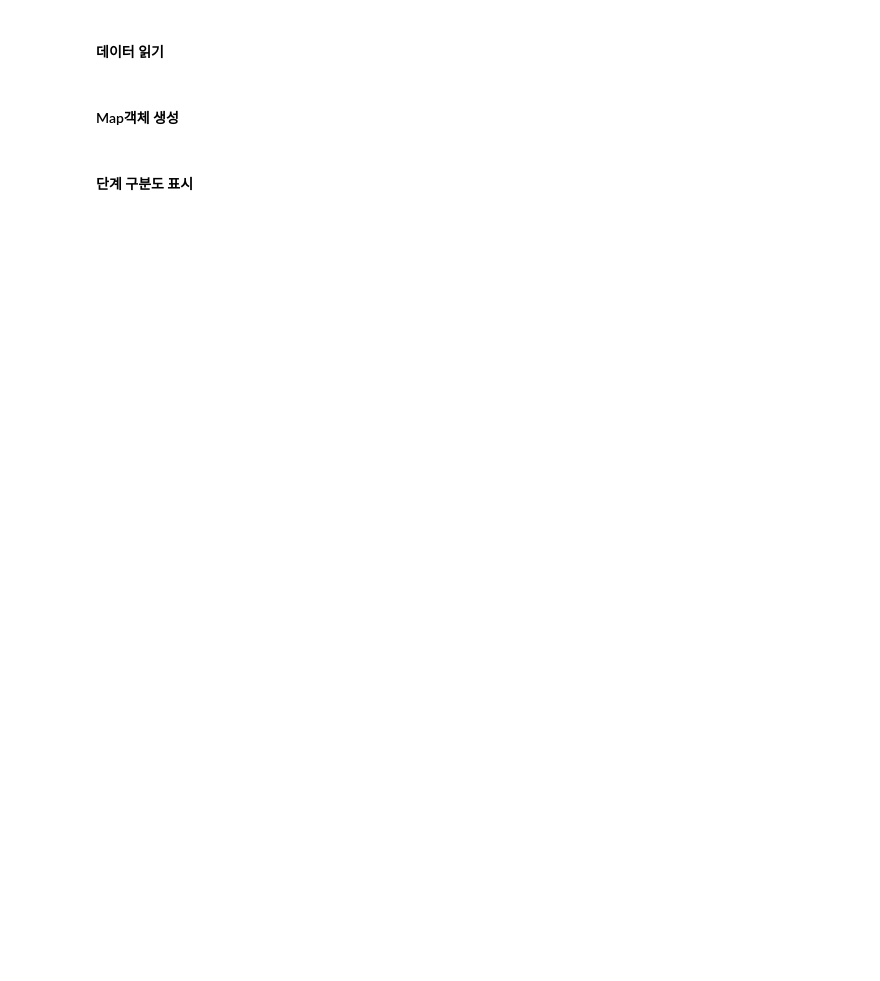
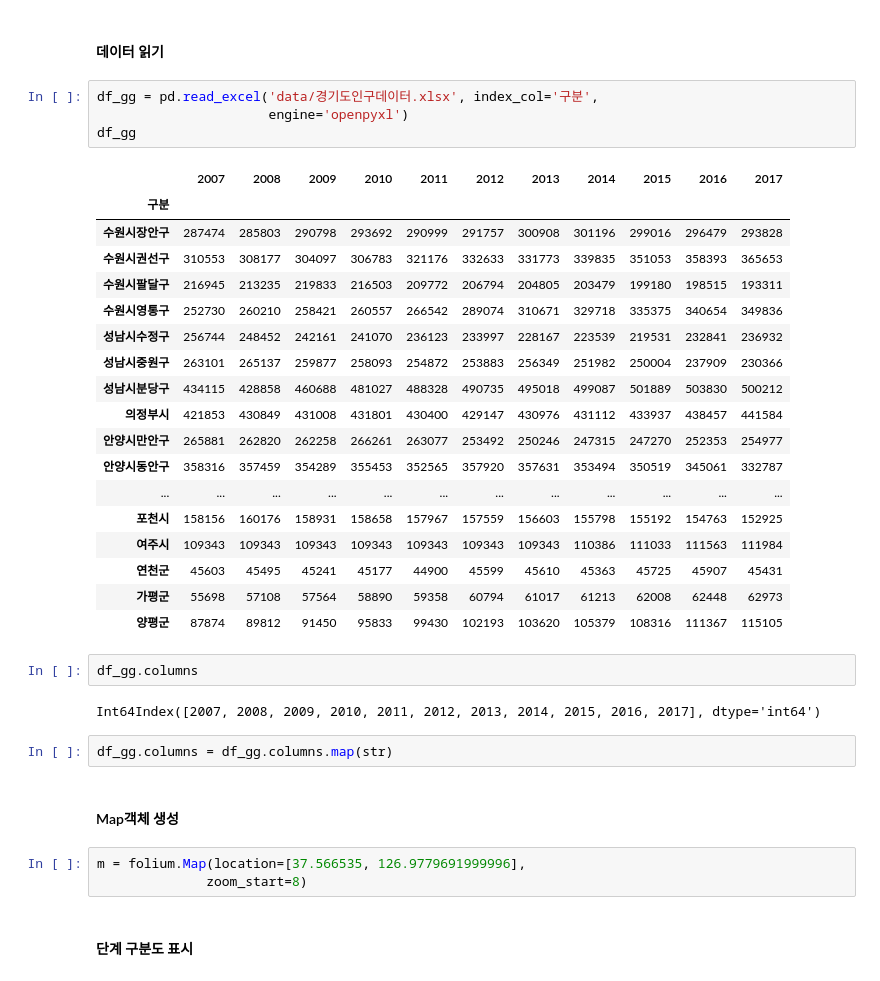
Before and after one commit to Yerial1125/visualization, a Jupyter notebook: 3_Folium02.ipynb, the cells around one changed output. Saved outputs shown, nothing was run; the diff lists cells and outputs as text; blank space fills up the shorter version.

Commit message:
folium

```diff
--- a/3_Folium02.ipynb
+++ b/3_Folium02.ipynb
@@ -348,6 +515,38 @@ state_unemployment = f"{url}/US_Unemployment_Oct2012.csv"
 # %% [markdown]
 #### 데이터 읽기
+# %%
+df_gg = pd.read_excel('data/경기도인구데이터.xlsx', index_col='구분',
+                      engine='openpyxl')
+df_gg
+# %% [output]
+|  | 2007 | 2008 | 2009 | 2010 | 2011 | 2012 | 2013 | 2014 | 2015 | 2016 | 2017 |
+| 구분 |  |  |  |  |  |  |  |  |  |  |  |
+| 수원시장안구 | 287474 | 285803 | 290798 | 293692 | 290999 | 291757 | 300908 | 301196 | 299016 | 296479 | 293828 |
+| 수원시권선구 | 310553 | 308177 | 304097 | 306783 | 321176 | 332633 | 331773 | 339835 | 351053 | 358393 | 365653 |
+| 수원시팔달구 | 216945 | 213235 | 219833 | 216503 | 209772 | 206794 | 204805 | 203479 | 199180 | 198515 | 193311 |
+| 수원시영통구 | 252730 | 260210 | 258421 | 260557 | 266542 | 289074 | 310671 | 329718 | 335375 | 340654 | 349836 |
+| 성남시수정구 | 256744 | 248452 | 242161 | 241070 | 236123 | 233997 | 228167 | 223539 | 219531 | 232841 | 236932 |
+| 성남시중원구 | 263101 | 265137 | 259877 | 258093 | 254872 | 253883 | 256349 | 251982 | 250004 | 237909 | 230366 |
+| 성남시분당구 | 434115 | 428858 | 460688 | 481027 | 488328 | 490735 | 495018 | 499087 | 501889 | 503830 | 500212 |
+| 의정부시 | 421853 | 430849 | 431008 | 431801 | 430400 | 429147 | 430976 | 431112 | 433937 | 438457 | 441584 |
+| 안양시만안구 | 265881 | 262820 | 262258 | 266261 | 263077 | 253492 | 250246 | 247315 | 247270 | 252353 | 254977 |
+| 안양시동안구 | 358316 | 357459 | 354289 | 355453 | 352565 | 357920 | 357631 | 353494 | 350519 | 345061 | 332787 |
+| ... | ... | ... | ... | ... | ... | ... | ... | ... | ... | ... | ... |
+| 포천시 | 158156 | 160176 | 158931 | 158658 | 157967 | 157559 | 156603 | 155798 | 155192 | 154763 | 152925 |
+| 여주시 | 109343 | 109343 | 109343 | 109343 | 109343 | 109343 | 109343 | 110386 | 111033 | 111563 | 111984 |
+| 연천군 | 45603 | 45495 | 45241 | 45177 | 44900 | 45599 | 45610 | 45363 | 45725 | 45907 | 45431 |
+| 가평군 | 55698 | 57108 | 57564 | 58890 | 59358 | 60794 | 61017 | 61213 | 62008 | 62448 | 62973 |
+| 양평군 | 87874 | 89812 | 91450 | 95833 | 99430 | 102193 | 103620 | 105379 | 108316 | 111367 | 115105 |
+# %%
+df_gg.columns
+# %% [output]
+Int64Index([2007, 2008, 2009, 2010, 2011, 2012, 2013, 2014, 2015, 2016, 2017], dtype='int64')
+# %%
+df_gg.columns = df_gg.columns.map(str)
 # %% [markdown]
 #### Map객체 생성
+# %%
+m = folium.Map(location=[37.566535, 126.9779691999996],
+              zoom_start=8)
 # %% [markdown]
 #### 단계 구분도 표시
```
Also changed, not shown: parts of 38 cells of this notebook, 3 other files.
